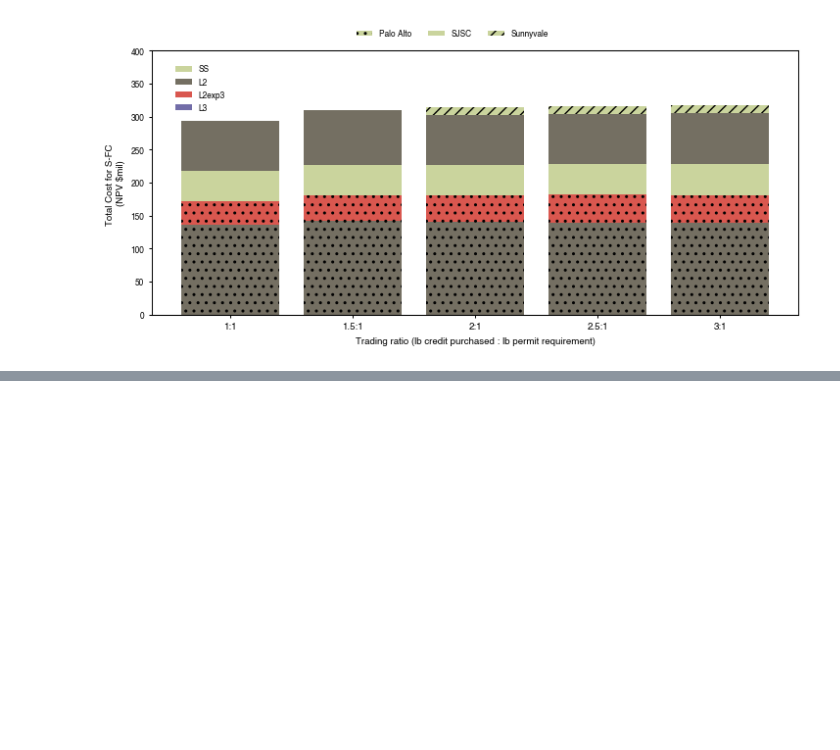
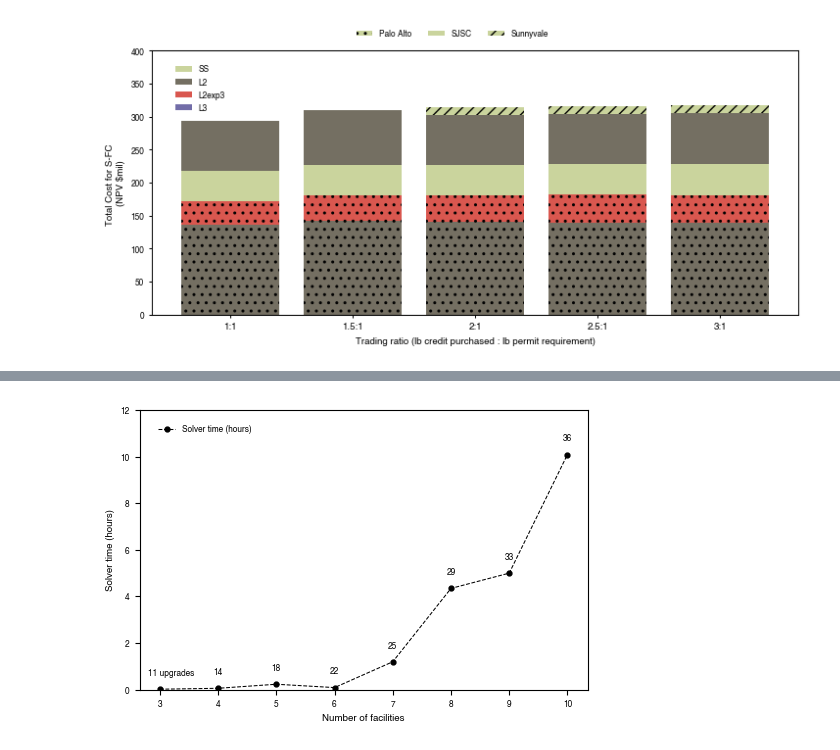
Before and after one commit to we3lab/Cap_Expansion_Model_SFBay, a Jupyter notebook: Jupyter_Scripts_for_Figures/Fig_4_Sensitivity.ipynb, the cells around one changed output, grey strips where cells are left out. Saved outputs shown, nothing was run; the diff lists cells and outputs as text; code cells hidden in the pictures; blank space fills up the shorter version.

```diff
--- a/Jupyter_Scripts_for_Figures/Fig_4_Sensitivity.ipynb
+++ b/Jupyter_Scripts_for_Figures/Fig_4_Sensitivity.ipynb
@@ -812,0 +914,78 @@ fig.savefig(file + "SI/Fig_SI_TR.svg", format="svg", bbox_inches='tight', dpi=30
+# %%
+import matplotlib.pyplot as plt
+
+markers = ['o', 'd', 's']
+labels = ['SS', 'L2', 'L2upg3', 'L3']
+colors = ['#D57A6E', '#B79BB8', '#A3B89C']
+hfont = {'fontname':'Helvetica', 'size':7}
+hfont_ticks = {'fontname':'Helvetica', 'size':6}
+leg_size = 6
+line_wid = 0.75
+bord_wid = 2
+m_size = 3.5
+ling_fig_wid = 0.75
+
+import matplotlib.pyplot as plt
+import numpy as np
+path = '../Results/Sensitivity_all_coordination_PlantNumb_S/'
+dfs_S_plantnumb = create_dataframe_computational_cost(path, 'Full_coordination_')
+
+
+upg_per_plant = {'Palo Alto': 3, 'SJSC': 4, 'Sunnyvale': 4}
+PA_copies = 1; SJSC_copies = 1; Sunnyvale_copies = 1
+
+# plot total cost for each WWTP under the trading ratio assumption
+
+fig, ax = plt.subplots(1, 1, figsize=(130/25.4, 88/25.4))
+costs = {}
+keys = {int(key):key for key in sorted(dfs_S_plantnumb.keys())}
+set_xticks = sorted(keys.keys())
+# create dataframe with rows of keys and column title: solver time and nodes explored
+df_comp_cost_plant_numb = pd.DataFrame(index=set_xticks, columns=['Solver_time', 'Nodes_explored', 'Work_units', 'Constraints', 'Variables', 'Upgrade_number'])
+
+for key in sorted(keys):
+    n_original = 3
+    extra = int(key) - n_original # since the original model has 3 plants
+    source_idx = extra % n_original          # cycles through 0, 1, 2, 0, 1, 2 ...
+
+    if key > n_original:
+        PA_copies = PA_copies + 1 if source_idx == 1 else PA_copies
+        SJSC_copies = SJSC_copies + 1 if source_idx == 2 else SJSC_copies
+        Sunnyvale_copies = Sunnyvale_copies + 1 if source_idx == 0 else Sunnyvale_copies
+    numb_upgrades = PA_copies * upg_per_plant['Palo Alto'] + SJSC_copies * upg_per_plant['SJSC'] + Sunnyvale_copies * upg_per_plant['Sunnyvale']
+
+    df_small = dfs_S_plantnumb[keys[key]][['Name', 'Count']]
+    df_comp_cost_plant_numb.loc[int(key), 'Solver_time'] = float(df_small[df_small['Name'] == 'Solve Time (s)'].Count.values[0])
+    df_comp_cost_plant_numb.loc[int(key), 'Nodes_explored'] = int(df_small[df_small['Name'] == 'B&B Nodes Explored'].Count.values[0])
+    df_comp_cost_plant_numb.loc[int(key), 'Work_units'] = float(df_small[df_small['Name'] == 'Work Units'].Count.values[0])
+    df_comp_cost_plant_numb.loc[int(key), 'Constraints'] = int(df_small[df_small['Name'] == 'TOTAL Constraints'].Count.values[0])
+    df_comp_cost_plant_numb.loc[int(key), 'Variables'] = int(df_small[df_small['Name'] == 'TOTAL Variables'].Count.values[0])
+    df_comp_cost_plant_numb.loc[int(key), 'Upgrade_number'] = numb_upgrades
+
+# plot total cost for each WWTP
+ax.plot(df_comp_cost_plant_numb.index, df_comp_cost_plant_numb['Solver_time']/3600, label='Solver time (hours)', marker='o', color='black', linestyle='--', linewidth=line_wid, markersize=m_size)
+#ax.plot(df_comp_cost_plant_numb.index, df_comp_cost_plant_numb['Work_units']/1000, label='Solver time (hours)', marker='o', color='black', linestyle='--', linewidth=line_wid, markersize=m_size)
+
+# add text next to each data point with number of upgrades
+#"""
+for i, row in df_comp_cost_plant_numb.iterrows():
+    if i == 3:
+        ax.text(i- 0.2, row['Solver_time']/3600 + 0.5, f"{row['Upgrade_number']} upgrades", fontsize=6, ha='left', va='bottom', fontname='Helvetica')
+    else:
+        ax.text(i, row['Solver_time']/3600+ 0.5, f"{row['Upgrade_number']}", fontsize=6, ha='center', va='bottom', fontname='Helvetica')
+#"""
+
+ax.set_ylim(0, 12)
+#ax.set_ylim(0, 100)
+ax.set_xlabel('Number of facilities', **hfont)
+ax.set_ylabel('Solver time (hours)', **hfont)
+#set both label ticks to **hfont_ticks
+ax.set_xticks(set_xticks, set_xticks, **hfont_ticks)
+ax.set_yticks(range(0, 13, 2), range(0, 13, 2), **hfont_ticks)
+
+ax.legend(prop = {'family':'Helvetica', 'size':leg_size}, loc='upper left', frameon=False, bbox_to_anchor=(0.025, 0.975), ncol = 1)
+plt.tight_layout()
+plt.show()
+#fig.savefig(file + "/SI/Fig_SI_TR.svg", format="svg", bbox_inches='tight', dpi=300)
+# %% [output]
+[figure, added]
```
Also changed, not shown: parts of 10 cells of this notebook.
